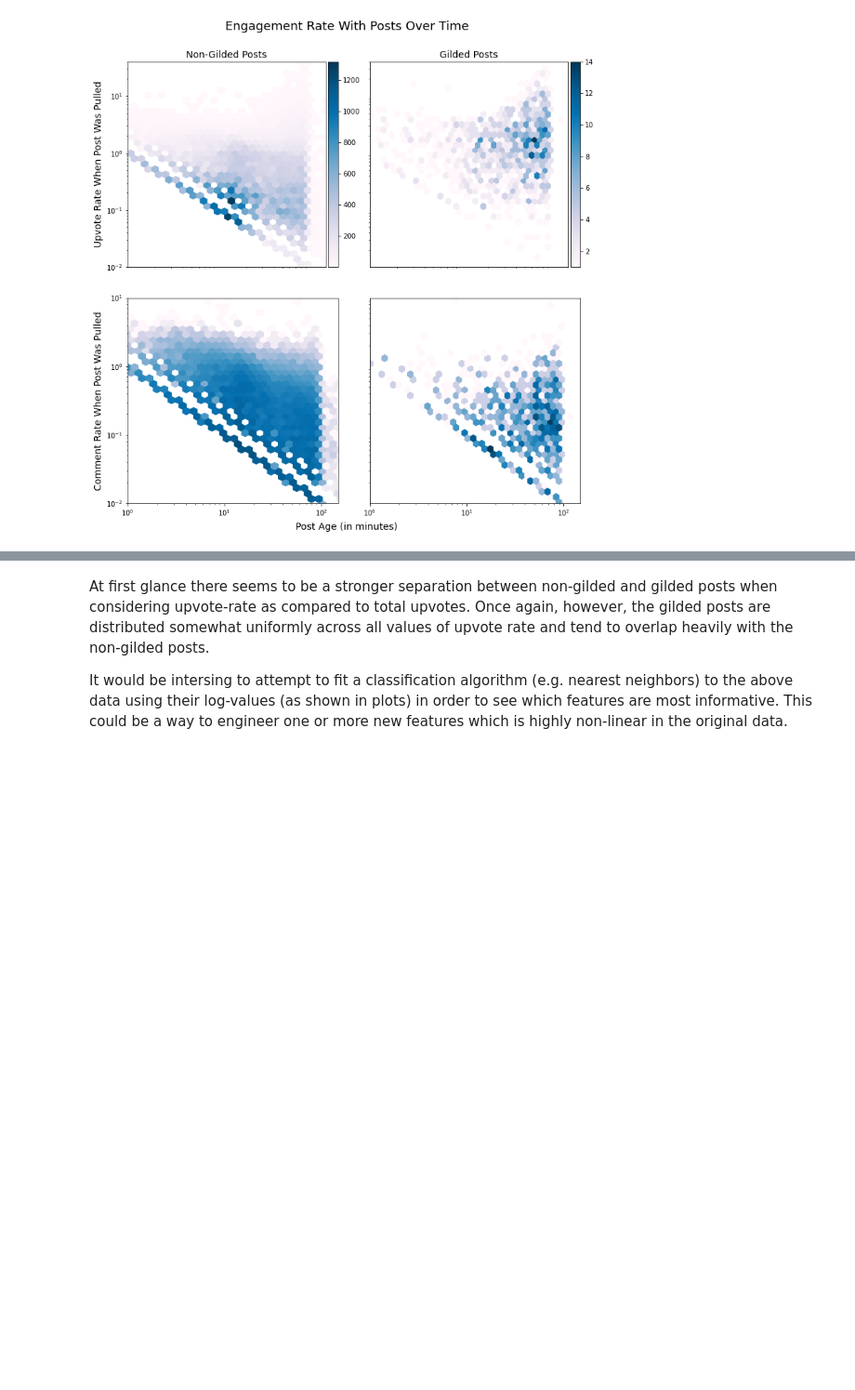
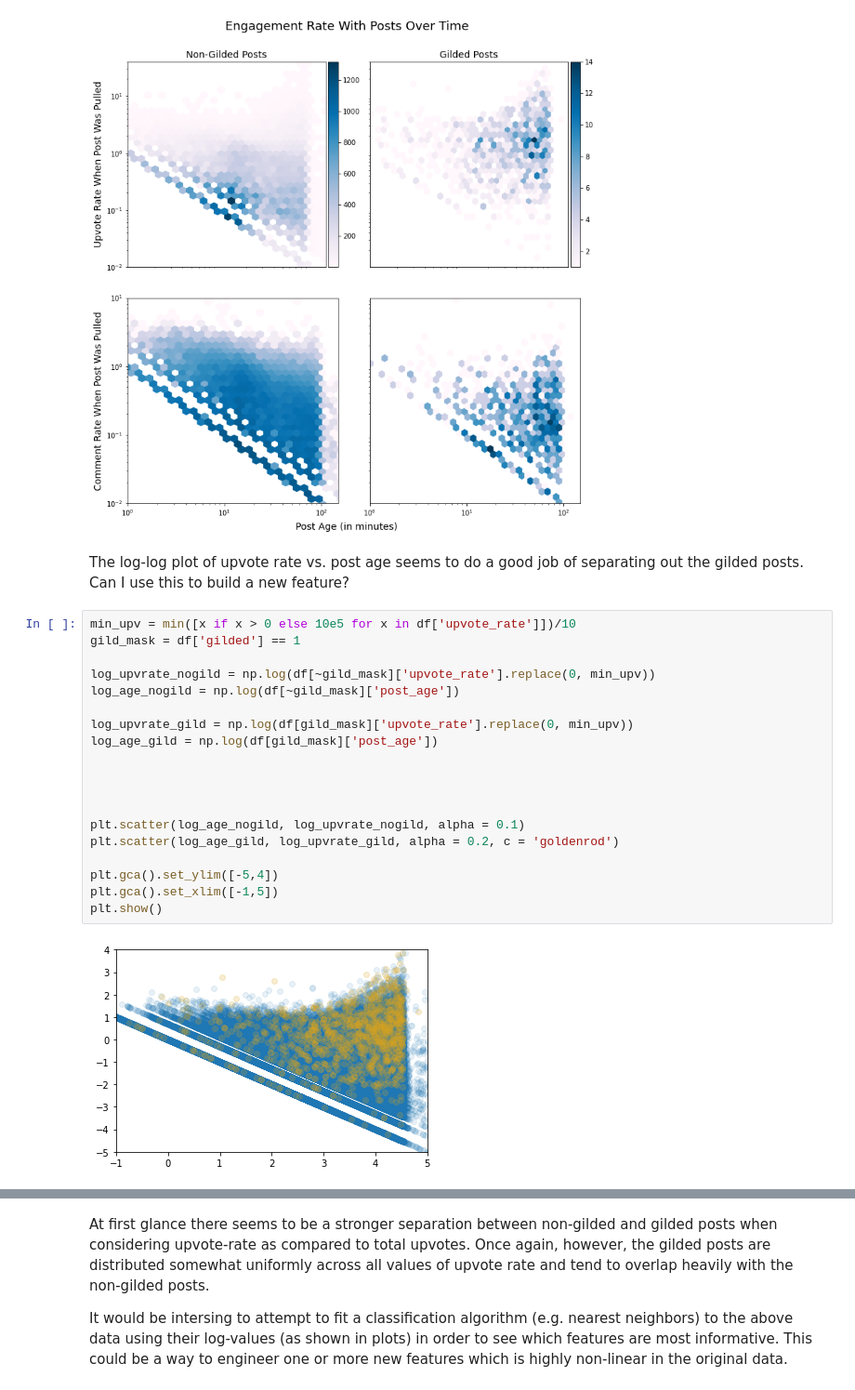
Before and after one commit to DillonNMorse/Reddit_Award_Predictor, a Jupyter notebook: train_model/EDA.ipynb, the cells around one changed output, grey strips where cells are left out. Shown at 93% size. Saved outputs shown, nothing was run; the diff lists cells and outputs as text; blank space fills up the shorter version.

```diff
--- a/train_model/EDA.ipynb
+++ b/train_model/EDA.ipynb
@@ -238,3 +220,26 @@ fig.text(0.5, 0.08, 'Post Age (in minutes)', ha='center', fontsize = 14)
 plt.show()
 # %% [output]
 [figure]
+# %% [markdown]
+The log-log plot of upvote rate vs. post age seems to do a good job of separating out the gilded posts. Can I use this to build a new feature?
+# %%
+min_upv = min([x if x > 0 else 10e5 for x in df['upvote_rate']])/10
+gild_mask = df['gilded'] == 1
+
+log_upvrate_nogild = np.log(df[~gild_mask]['upvote_rate'].replace(0, min_upv))
+log_age_nogild = np.log(df[~gild_mask]['post_age'])
+
+log_upvrate_gild = np.log(df[gild_mask]['upvote_rate'].replace(0, min_upv))
+log_age_gild = np.log(df[gild_mask]['post_age'])
+
+
+
+
+plt.scatter(log_age_nogild, log_upvrate_nogild, alpha = 0.1)
+plt.scatter(log_age_gild, log_upvrate_gild, alpha = 0.2, c = 'goldenrod')
+
+plt.gca().set_ylim([-5,4])
+plt.gca().set_xlim([-1,5])
+plt.show()
+# %% [output]
+[figure, added]
```
Also changed, not shown: parts of 24 cells of this notebook, 4 other files.
